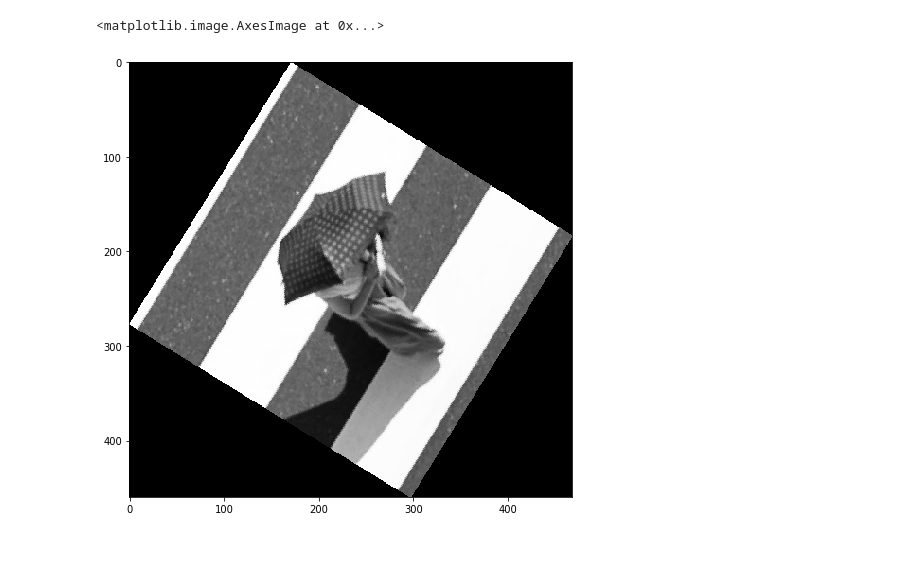
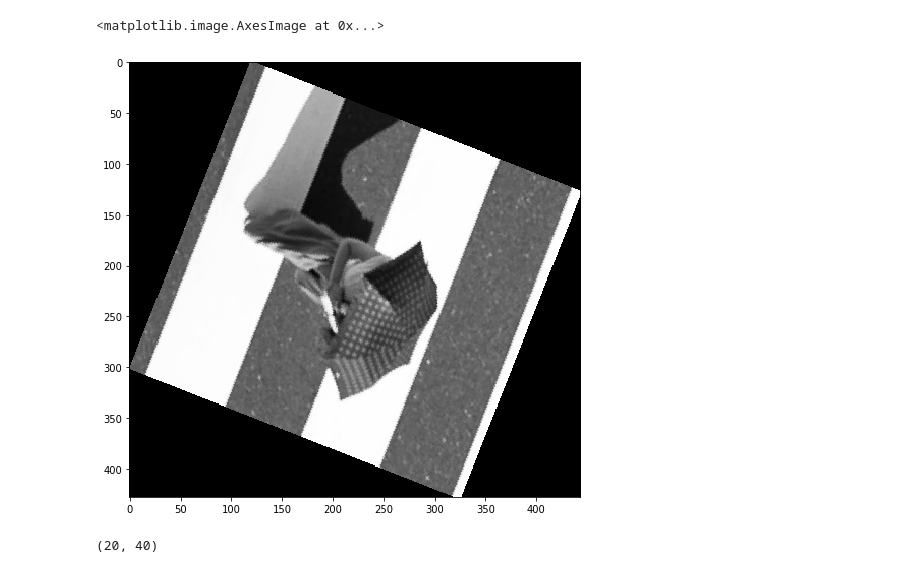
Before and after one commit to JosephGolubchik/cv_e3, a Jupyter notebook: cv_ex3.ipynb, the cells around one changed output. Drawn from its saved outputs; the diff is of its cells as text; code cells hidden in the pictures.

```diff
--- a/cv_ex3.ipynb
+++ b/cv_ex3.ipynb
@@ -103,8 +102,30 @@ plt.imshow(rotated_image,'gray')
 # %%
-rotated_image = rotateImg(img,45,'full')
+rotated_image = rotateImg(img,130,'full')
 plt.imshow(rotated_image,'gray')
 # %% [output]
 <matplotlib.image.AxesImage at 0x...>
-[figure, old version]
+[figure, new version]
 # %%
 def findTranslation(img):
+# %%
+img = cv2.imread('umbrella.jpg',0)
+img2 = translateImg(img,20,40)
+h,w = img.shape[:2]
+min_error = error = np.inf
+best = (0,0)
+
+# for u in range(-h+1,h,100):
+#     for v in range(-w+1,w,100):
+for u in range(0,50,10):
+    for v in range(0,50,10):
+        tl = (np.max([u,0]),np.max([v,0]))
+        br = (np.min([h+u-1,h-1]),np.max([w+v-1,w-1]))
+        sub_size = (br[0]-tl[0])*(br[1]-tl[1])
+        trans = translateImg(img,u,v)
+        error = np.sum(((trans[tl[0]:br[0],tl[1]:br[1]]-img2[tl[0]:br[0],tl[1]:br[1]])**2))/sub_size
+        if error < min_error:
+            min_error = error
+            best = (u,v)
+print(best)
+# %% [output]
+(20, 40)
```
Also changed, not shown: parts of 3 cells of this notebook.
